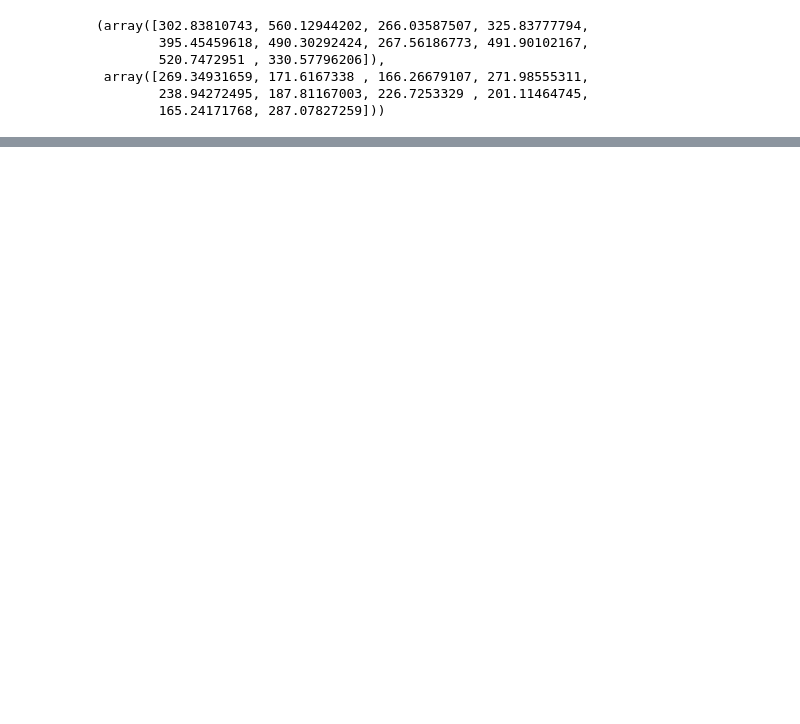
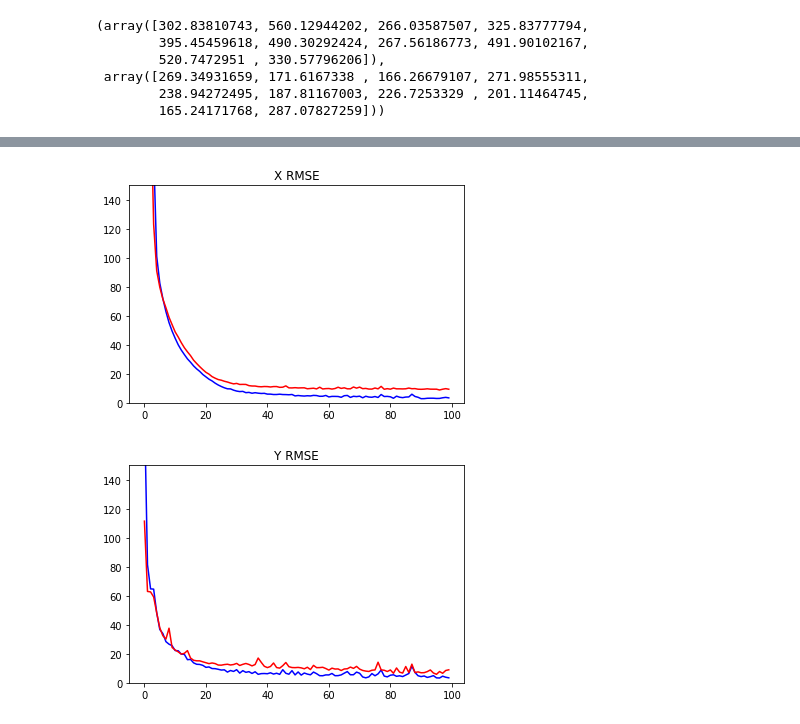
Before and after one commit to edulapalle/CS584-ML-HW3, a Jupyter notebook: ML_HW3.ipynb, the cells around one changed output, grey strips where cells are left out. Cells and saved outputs as stored; diff of their text form; code cells hidden in the pictures; blank space fills up the shorter version.

```diff
--- a/ML_HW3.ipynb
+++ b/ML_HW3.ipynb
@@ -402,0 +478,7 @@ plot_diff(test_Y[1], Y_pred[1], title='m1_y')
+# %%
+# Plot RMSE
+plot_metrics(T_metric_name='x_root_mean_squared_error',val_metric_name='val_x_root_mean_squared_error', title='X RMSE', ylim=150)
+plot_metrics(T_metric_name='y_root_mean_squared_error',val_metric_name='val_y_root_mean_squared_error', title='Y RMSE', ylim=150)
+# %% [output]
+[figure, added]
+[figure, added]
```
Also changed, not shown: parts of 18 cells of this notebook.
